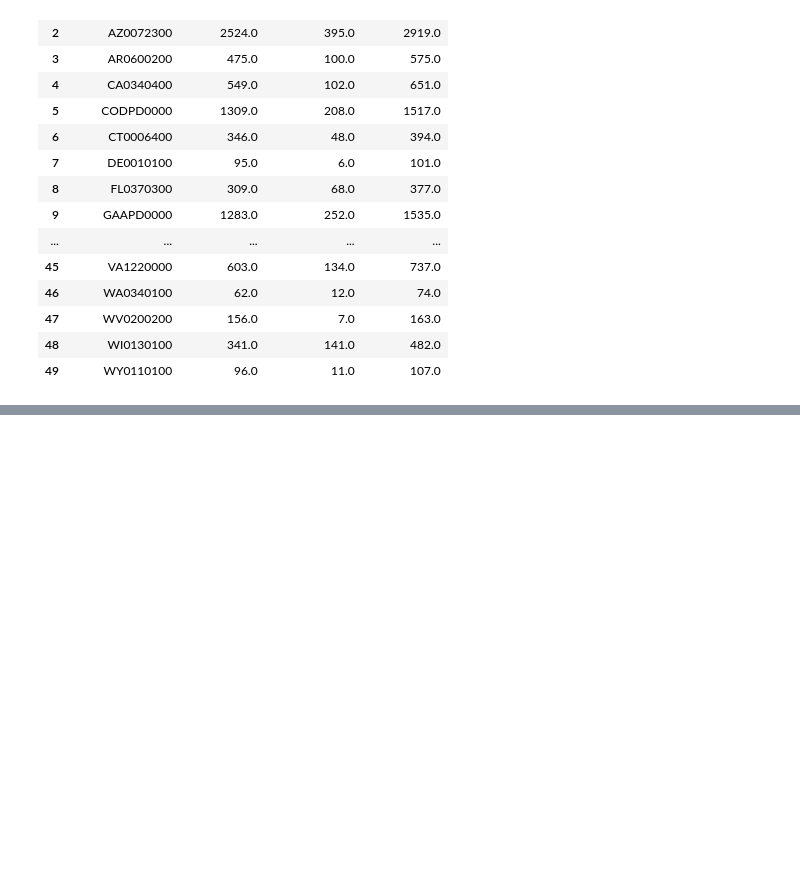
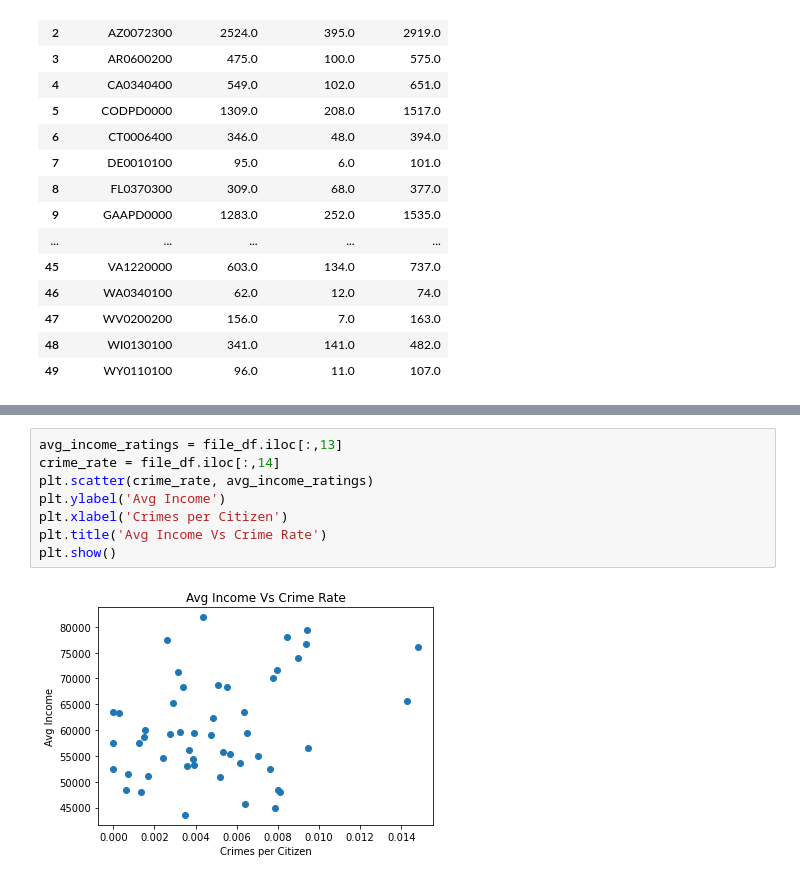
Before and after one commit to junark/project_one, a Jupyter notebook: Project_one.ipynb, the cells around one changed output, grey strips where cells are left out. Drawn from its saved outputs; the diff is of its cells as text; blank space fills up the shorter version.

```diff
--- a/Project_one.ipynb
+++ b/Project_one.ipynb
@@ -335,0 +350,10 @@ target_url = ('https://maps.googleapis.com/maps/api/geocode/json?'
+# %%
+avg_income_ratings = file_df.iloc[:,13]
+crime_rate = file_df.iloc[:,14]
+plt.scatter(crime_rate, avg_income_ratings)
+plt.ylabel('Avg Income')
+plt.xlabel('Crimes per Citizen')
+plt.title('Avg Income Vs Crime Rate')
+plt.show()
+# %% [output]
+[figure, added]
```
Also changed, not shown: parts of 11 cells of this notebook, 1 other file.
